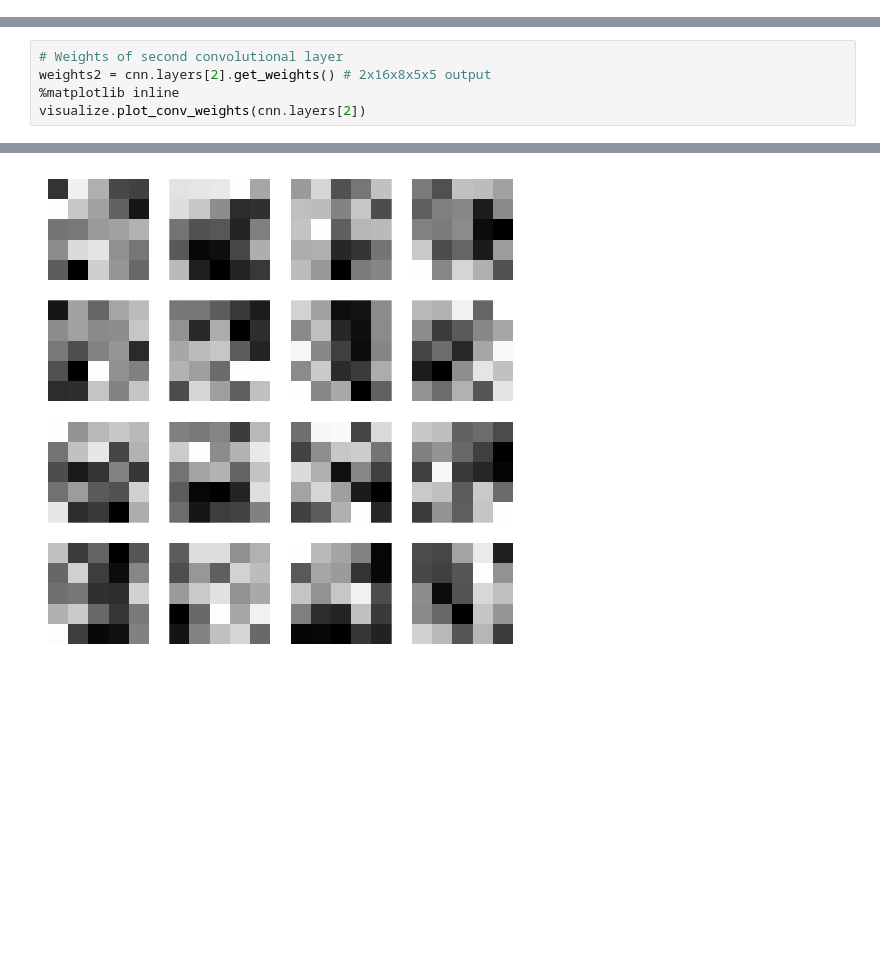
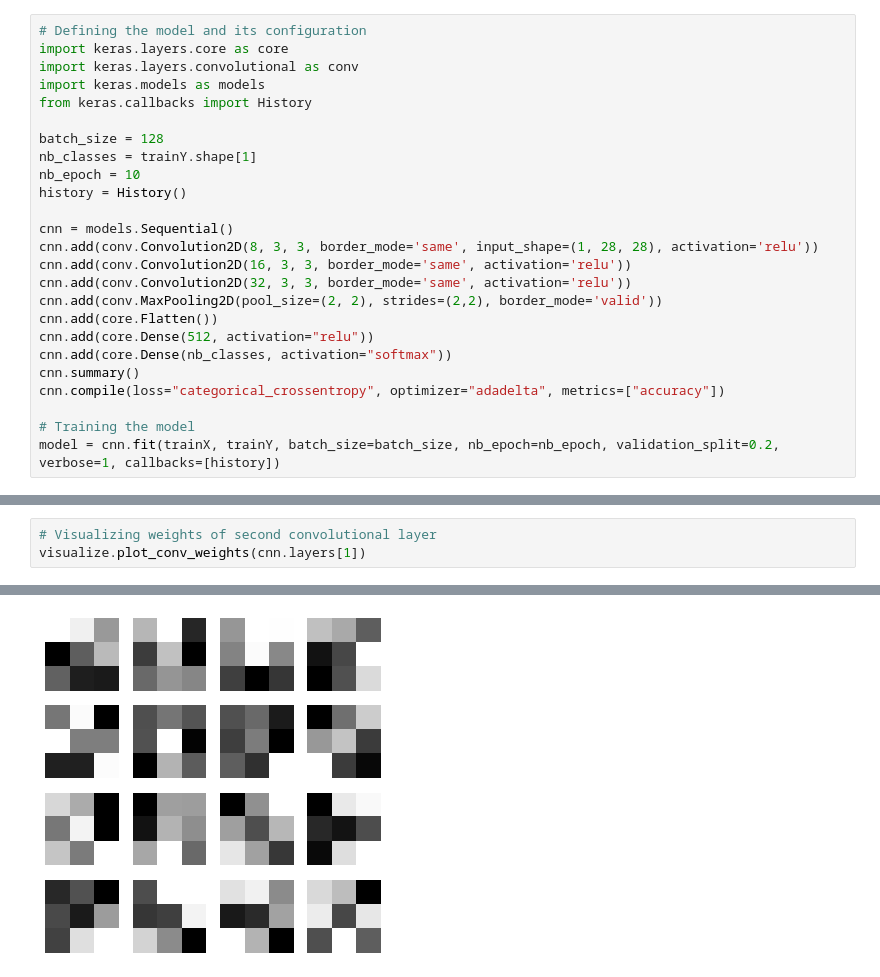
Before and after one commit to pritishuplavikar/CNN-intermediate-layer-outputs, a Jupyter notebook: CNN intermediate layer outputs.ipynb, the cells around one changed output, grey strips where cells are left out. Cells and saved outputs as stored; diff of their text form; blank space fills up the shorter version.

```diff
--- a/CNN intermediate layer outputs.ipynb
+++ b/CNN intermediate layer outputs.ipynb
@@ -111,0 +21,25 @@ Epoch 5/5
+# %%
+# Defining the model and its configuration
+import keras.layers.core as core
+import keras.layers.convolutional as conv
+import keras.models as models
+from keras.callbacks import History
+
+batch_size = 128
+nb_classes = trainY.shape[1]
+nb_epoch = 10
+history = History()
+
+cnn = models.Sequential()
+cnn.add(conv.Convolution2D(8, 3, 3, border_mode='same', input_shape=(1, 28, 28), activation='relu'))
+cnn.add(conv.Convolution2D(16, 3, 3, border_mode='same', activation='relu'))
+cnn.add(conv.Convolution2D(32, 3, 3, border_mode='same', activation='relu'))
+cnn.add(conv.MaxPooling2D(pool_size=(2, 2), strides=(2,2), border_mode='valid'))
+cnn.add(core.Flatten())
+cnn.add(core.Dense(512, activation="relu"))
+cnn.add(core.Dense(nb_classes, activation="softmax"))
+cnn.summary()
+cnn.compile(loss="categorical_crossentropy", optimizer="adadelta", metrics=["accuracy"])
+
+# Training the model
+model = cnn.fit(trainX, trainY, batch_size=batch_size, nb_epoch=nb_epoch, validation_split=0.2, verbose=1, callbacks=[history])
@@ -128,6 +142,4 @@ visualize.plot_conv_weights(cnn.layers[0])
 # %%
-# Weights of second convolutional layer
-weights2 = cnn.layers[2].get_weights() # 2x16x8x5x5 output
-%matplotlib inline
-visualize.plot_conv_weights(cnn.layers[2])
+# Visualizing weights of second convolutional layer
+visualize.plot_conv_weights(cnn.layers[1])
 # %% [output]
@@ -136 +148 @@ visualize.plot_conv_weights(cnn.layers[2])
-[figure, old version]
+[figure, new version]
```
Also changed, not shown: parts of 18 cells of this notebook.
